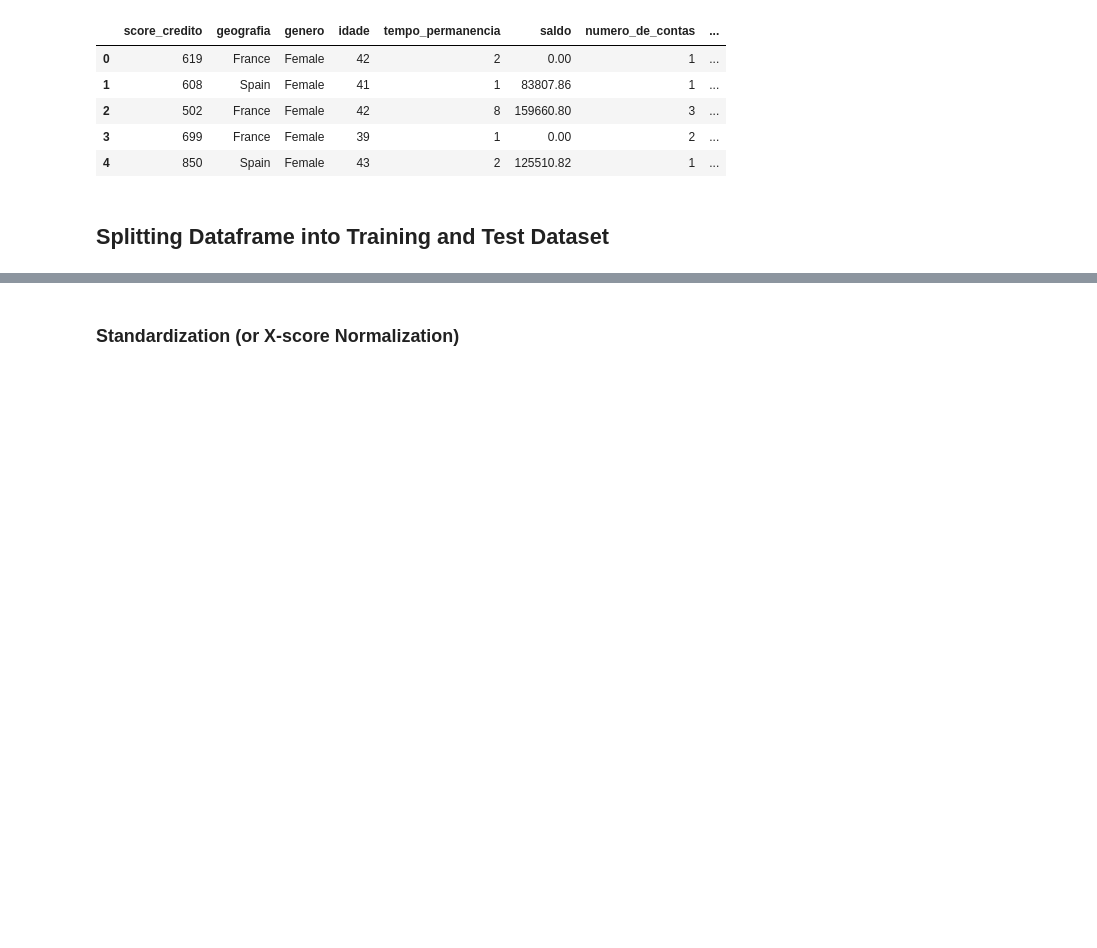
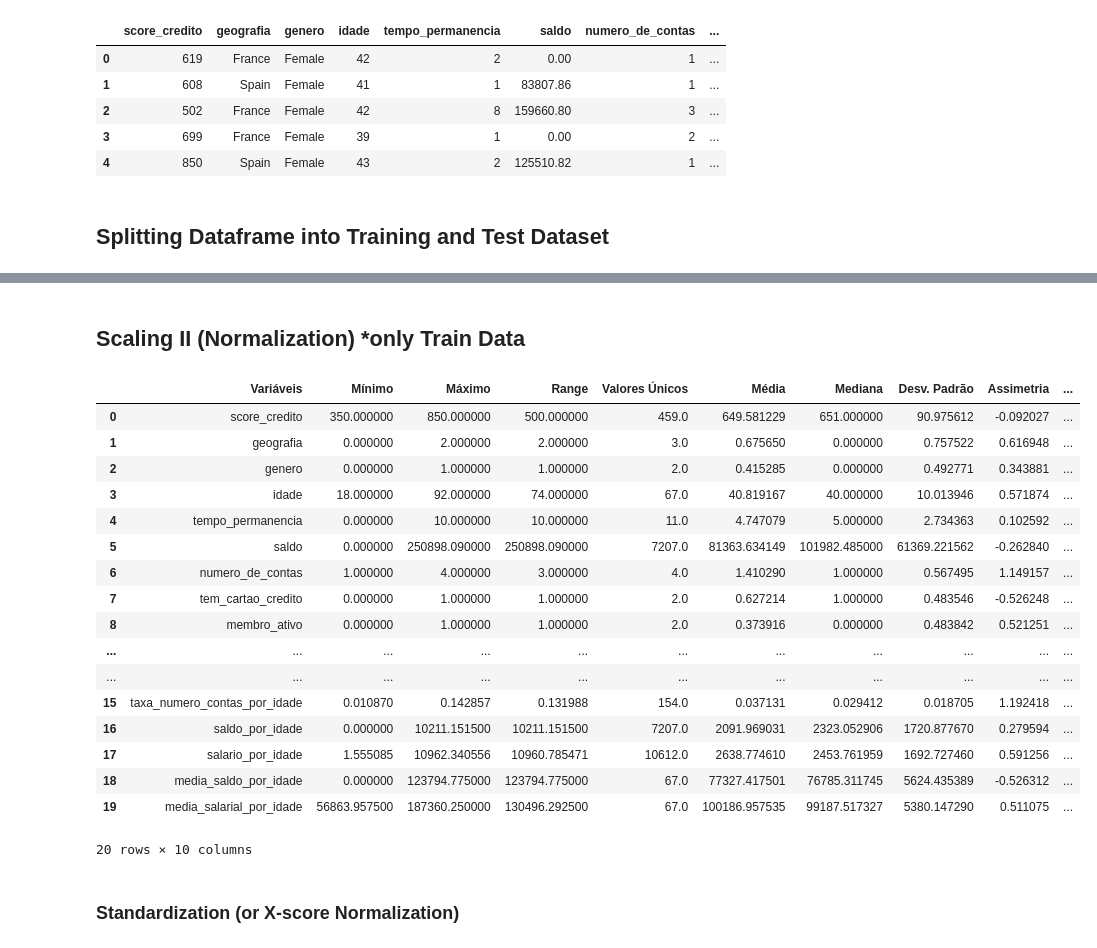
Before and after one commit to rodrigo-rngl/data-science-portfolio, a Jupyter notebook: top-bank-churn-predict/notebooks/Project Clients Churn Predict - V2.ipynb, the cells around one changed output, grey strips where cells are left out. Cells and saved outputs as stored; diff of their text form; code cells hidden in the pictures; blank space fills up the shorter version.

```diff
--- a/top-bank-churn-predict/notebooks/Project Clients Churn Predict - V2.ipynb
+++ b/top-bank-churn-predict/notebooks/Project Clients Churn Predict - V2.ipynb
@@ -1426,0 +1270,20 @@ X_train, X_test, y_train, y_test = train_test_split(X, y, test_size= 0.33, rando
+# %%
+X_train['saldo_por_idade'] = X_train['saldo'] / X_train['idade']
+# %%
+X_train['salario_por_idade'] = X_train['salario_estimado'] / X_train['idade']
+# %%
+#Média de saldo por idade
+mean_salary_for_age = df3[['saldo', 'idade']].groupby('idade').mean().reset_index()
+mean_salary_for_age.columns = ['idade', 'media_saldo_por_idade']
+
+#merge'
+X_train = pd.merge(X_train, mean_salary_for_age, on= 'idade', how= 'left')
+# %%
+#Média salarial por idade
+mean_salary_for_age = df3[['salario_estimado', 'idade']].groupby('idade').mean().reset_index()
+mean_salary_for_age.columns = ['idade', 'media_salarial_por_idade']
+
+#merge'
+X_train = pd.merge(X_train, mean_salary_for_age, on= 'idade', how= 'left')
+# %% [markdown]
+## Scaling II (Normalization) *only Train Data
@@ -1427,3 +1292,25 @@ X_train, X_test, y_train, y_test = train_test_split(X, y, test_size= 0.33, rando
+# %%
+numeric_attributes = X_train.select_dtypes(include= ['int64', 'float64'])
+numeric_descriptive_statistical(numeric_attributes)
+# %% [output]
+|  | Variáveis | Mínimo | Máximo | Range | Valores Únicos | Média | Mediana | Desv. Padrão | Assimetria | ... |
+| 0 | score_credito | 350.000000 | 850.000000 | 500.000000 | 459.0 | 649.581229 | 651.000000 | 90.975612 | -0.092027 | ... |
+| 1 | geografia | 0.000000 | 2.000000 | 2.000000 | 3.0 | 0.675650 | 0.000000 | 0.757522 | 0.616948 | ... |
+| 2 | genero | 0.000000 | 1.000000 | 1.000000 | 2.0 | 0.415285 | 0.000000 | 0.492771 | 0.343881 | ... |
+| 3 | idade | 18.000000 | 92.000000 | 74.000000 | 67.0 | 40.819167 | 40.000000 | 10.013946 | 0.571874 | ... |
+| 4 | tempo_permanencia | 0.000000 | 10.000000 | 10.000000 | 11.0 | 4.747079 | 5.000000 | 2.734363 | 0.102592 | ... |
+| 5 | saldo | 0.000000 | 250898.090000 | 250898.090000 | 7207.0 | 81363.634149 | 101982.485000 | 61369.221562 | -0.262840 | ... |
+| 6 | numero_de_contas | 1.000000 | 4.000000 | 3.000000 | 4.0 | 1.410290 | 1.000000 | 0.567495 | 1.149157 | ... |
+| 7 | tem_cartao_credito | 0.000000 | 1.000000 | 1.000000 | 2.0 | 0.627214 | 1.000000 | 0.483546 | -0.526248 | ... |
+| 8 | membro_ativo | 0.000000 | 1.000000 | 1.000000 | 2.0 | 0.373916 | 0.000000 | 0.483842 | 0.521251 | ... |
+| ... | ... | ... | ... | ... | ... | ... | ... | ... | ... | ... |
+| ... | ... | ... | ... | ... | ... | ... | ... | ... | ... | ... |
+| 15 | taxa_numero_contas_por_idade | 0.010870 | 0.142857 | 0.131988 | 154.0 | 0.037131 | 0.029412 | 0.018705 | 1.192418 | ... |
+| 16 | saldo_por_idade | 0.000000 | 10211.151500 | 10211.151500 | 7207.0 | 2091.969031 | 2323.052906 | 1720.877670 | 0.279594 | ... |
+| 17 | salario_por_idade | 1.555085 | 10962.340556 | 10960.785471 | 10612.0 | 2638.774610 | 2453.761959 | 1692.727460 | 0.591256 | ... |
+| 18 | media_saldo_por_idade | 0.000000 | 123794.775000 | 123794.775000 | 67.0 | 77327.417501 | 76785.311745 | 5624.435389 | -0.526312 | ... |
+| 19 | media_salarial_por_idade | 56863.957500 | 187360.250000 | 130496.292500 | 67.0 | 100186.957535 | 99187.517327 | 5380.147290 | 0.511075 | ... |
+20 rows × 10 columns
 # %% [markdown]
 ### Standardization (or  X-score Normalization)
 # %% [markdown]
```
Also changed, not shown: parts of 216 cells of this notebook, 9 other files.
